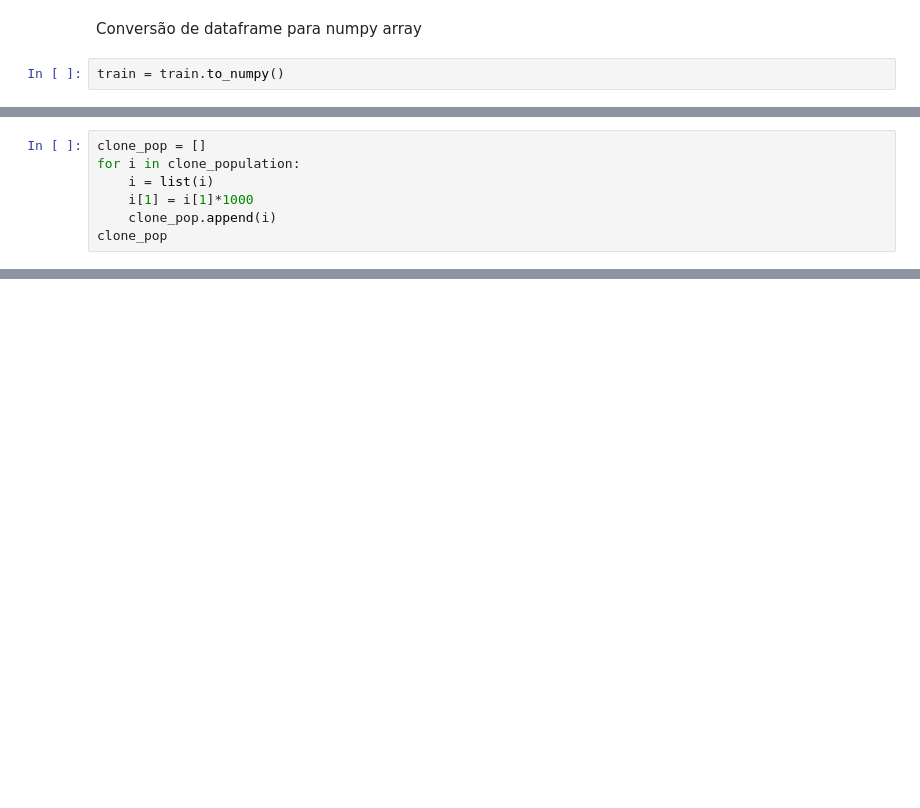
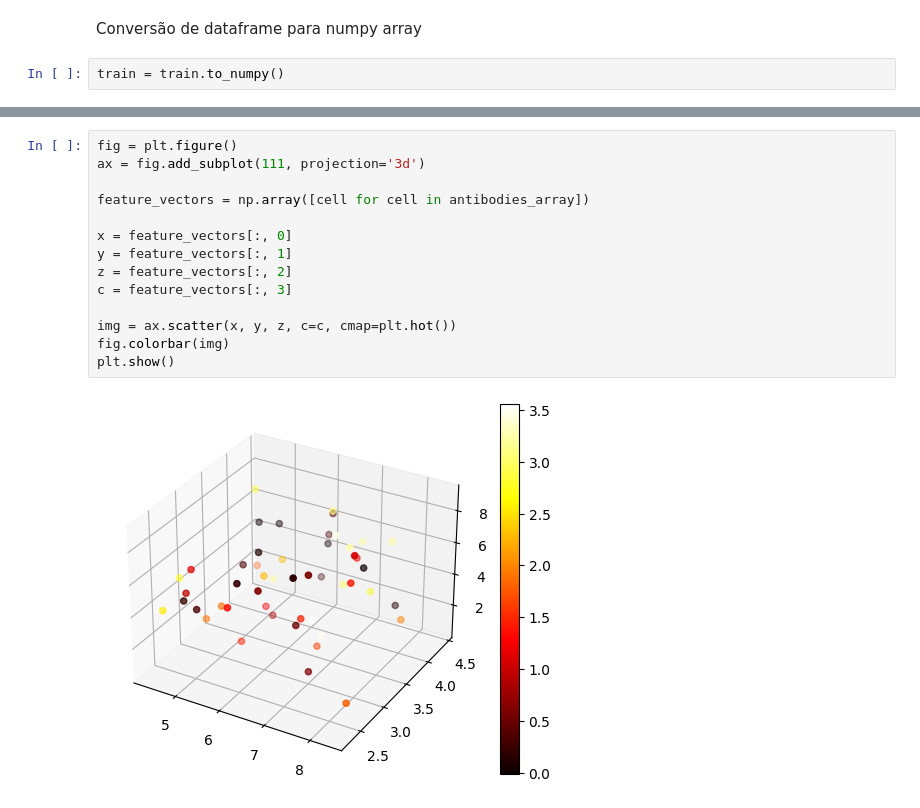
Before and after one commit to pedrordrigs/AINet, a Jupyter notebook: clonalg_git.ipynb, the cells around one changed output, grey strips where cells are left out. Drawn from its saved outputs; the diff is of its cells as text; blank space fills up the shorter version.

```diff
--- a/clonalg_git.ipynb
+++ b/clonalg_git.ipynb
@@ -211,7 +136,0 @@ while stop != stop_codition:
-# %%
-clone_pop = []
-for i in clone_population:
-    i = list(i)
-    i[1] = i[1]*1000
-    clone_pop.append(i)
-clone_pop
@@ -463,0 +211,16 @@ array([[7.66470984, 3.05302632, 7.6780216 , 0.04908238],
+# %%
+fig = plt.figure()
+ax = fig.add_subplot(111, projection='3d')
+
+feature_vectors = np.array([cell for cell in antibodies_array])
+
+x = feature_vectors[:, 0]
+y = feature_vectors[:, 1]
+z = feature_vectors[:, 2]
+c = feature_vectors[:, 3]
+
+img = ax.scatter(x, y, z, c=c, cmap=plt.hot())
+fig.colorbar(img)
+plt.show()
+# %% [output]
+[figure, added]
```
Also changed, not shown: parts of 47 cells of this notebook, 7 other files.
